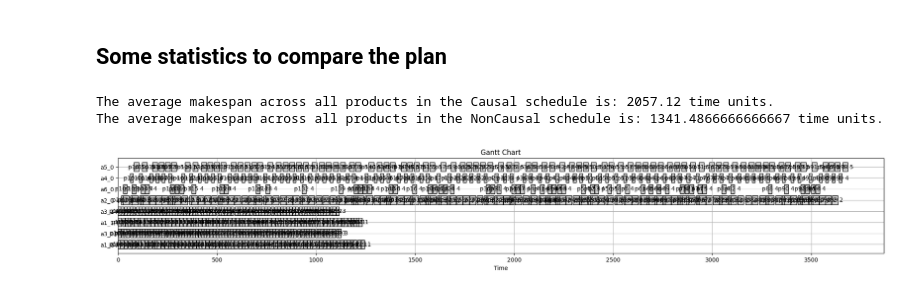
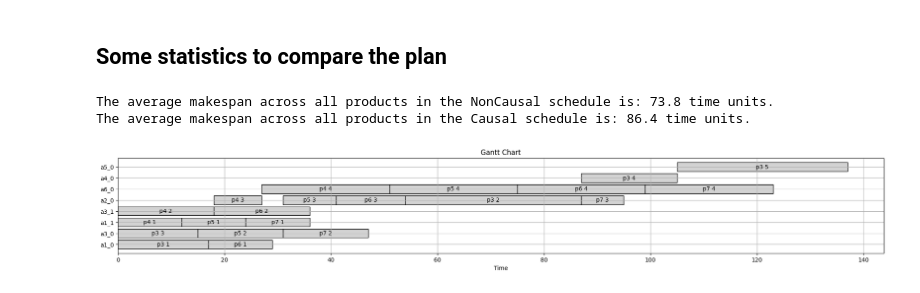
Before and after one commit to MarvinMat/PlanCausal, a Jupyter notebook: simulation_example.ipynb, the cells around one changed output. Cells and saved outputs as stored; diff of their text form; code cells hidden in the pictures.

Commit message:
update gantt chart

```diff
--- a/simulation_example.ipynb
+++ b/simulation_example.ipynb
@@ -34,11 +34,10 @@ template_jobs_data = [
 ]
 
 generator = JobsDataGenerator(template_jobs_data)
-num_instances = 150  # Number of new instances to generate
+num_instances = 5  # Number of new instances to generate
 relation = {'p1': 0.5, 'p2': 0.5}  # Relation of each product type
 
 jobs_data = generator.generate_jobs_data(num_instances, relation)
-
 
 # Maschinenpools definieren
 # id, number, tools
@@ -115,10 +114,8 @@ def plan_inference(operation: Operation) -> int:
 def plan_inference_non(operation: Operation) -> int:
     return operation.duration
 
-
-hodgens = HodgsonMooreAlgorithm()
-hodgens_schedule = hodgens.schedule_jobs(operations_non_causal, machine_pools_data)
-
+#hodgens = HodgsonMooreAlgorithm()
+#hodgens_schedule = hodgens.schedule_jobs(operations_non_causal, machine_pools_data)
 
 # Führe den Giffler Thompson Algorithmus aus
 gt = GifflerThompson(calculate_dynamic_priority, plan_inference)
@@ -186,11 +183,11 @@ def calculate_makespan(schedule, schedule_name):
     print(f"The average makespan across all products in the {schedule_name} schedule is: {average_makespan} time units.")
 
 # Example usage with named schedules
-calculate_makespan(gt_non_causal_schedule, 'Causal')
-calculate_makespan(gt_causal_schedule, 'NonCausal')
+calculate_makespan(gt_non_causal_schedule, 'NonCausal')
+calculate_makespan(gt_causal_schedule, 'Causal')
 # %% [output]
-The average makespan across all products in the Causal schedule is: 2057.12 time units.
-The average makespan across all products in the NonCausal schedule is: 1341.4866666666667 time units.
+The average makespan across all products in the NonCausal schedule is: 73.8 time units.
+The average makespan across all products in the Causal schedule is: 86.4 time units.
 # %%
 #df_observed_data = pd.DataFrame(observed_data, columns=['has_lots_operations','is_shorter_than_15','one_working', 'duration'])
 #df_observed_data.to_csv("data/observed_data.csv")
@@ -213,34 +210,34 @@ machine_to_y = {machine: i for i, machine in enumerate(machines)}
 # Iteriere über jede Zeile des DataFrames
 for i, row in df.iterrows():
     start = row['start_time']
-    duration = row['duration']
+    duration = row['plan_duration']
     job_id = row['job_id']
     task_id = row['operation_id']
     machine = row['machine']
     label = f'{job_id} {task_id}'
 
     # Stelle die Aufgabe als Balken im Diagramm dar
     ax.barh(y=machine_to_y[machine], left=start, width=duration, height=0.8, align='center', color='lightgrey', edgecolor='black')
 
     # Text in den Balken einfügen
     ax.text(x=start + duration / 2, y=machine_to_y[machine], s=label, va='center', ha='center', color='black')
 
 # Diagramm formatieren
 ax.set_xlabel('Time')
 ax.set_yticks(list(machine_to_y.values()))
 ax.set_yticklabels(list(machine_to_y.keys()))
 ax.set_title('Gantt Chart')
 
 # Grid anzeigen
 ax.grid(True)
 
 # Legende entfernen, da sie nicht mehr notwendig ist
 # Handles und Labels der Legende deduplizieren
 # handles, labels = plt.gca().get_legend_handles_labels()
 # by_label = dict(zip(labels, handles))
 # plt.legend(by_label.values(), by_label.keys())
 
 # Diagramm anzeigen
 plt.show()
 # %% [output]
-[figure, old version]
+[figure, new version]
```
Also changed, not shown: parts of 2 cells of this notebook, 3 other files.
